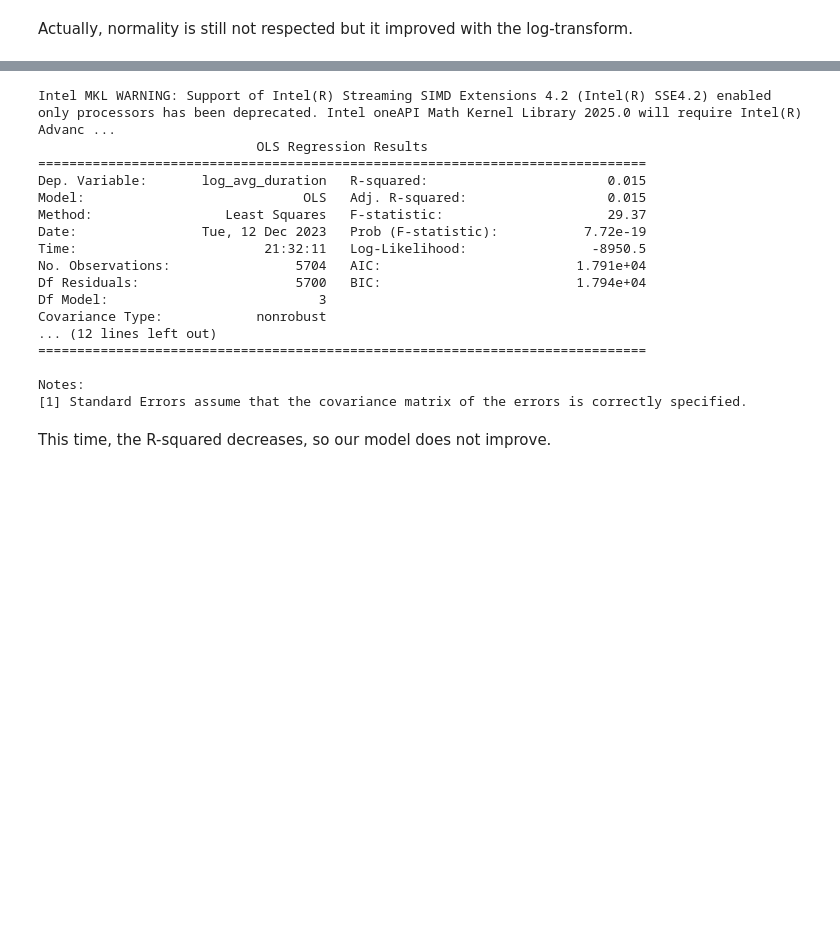
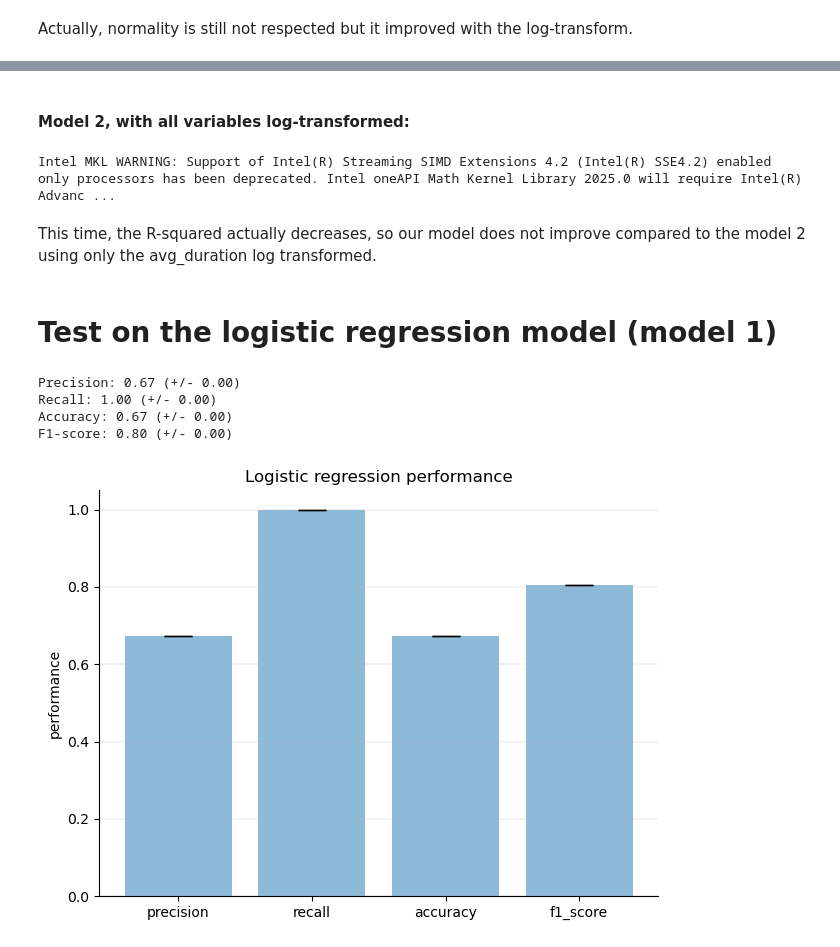
Before and after one commit to epfl-ada/ada-2023-project-epfldatadynamos, a Jupyter notebook: P3.ipynb, the cells around one changed output, grey strips where cells are left out. Cells and saved outputs as stored; diff of their text form; code cells hidden in the pictures; blank space fills up the shorter version.

Commit message:
Testing on models

```diff
--- a/P3.ipynb
+++ b/P3.ipynb
@@ -469,3 +485,5 @@ To improve again the model, all the variables are log-transformed.
+# %% [markdown]
+#### Model 2, with all variables log-transformed:
 # %%
 # Model 2 with all variables log-transformed
 paths_normalized['log_avg_article_length'] = np.log(paths_normalized['avg_article_length'])
@@ -476,24 +494,55 @@ mod2_loglog = smf.ols(formula='log_avg_duration ~  log_avg_article_length + log_
                                log_avg_target_source_ratio',
                    data=paths_normalized)
 res2_loglog = mod2_loglog.fit()
-print(res2_loglog.summary())
+#print(res2_loglog.summary())
 # %% [output]
 Intel MKL WARNING: Support of Intel(R) Streaming SIMD Extensions 4.2 (Intel(R) SSE4.2) enabled only processors has been deprecated. Intel oneAPI Math Kernel Library 2025.0 will require Intel(R) Advanc ...
-                            OLS Regression Results
-==============================================================================
-Dep. Variable:       log_avg_duration   R-squared:                       0.015
-Model:                            OLS   Adj. R-squared:                  0.015
-Method:                 Least Squares   F-statistic:                     29.37
-Date:                Tue, 12 Dec 2023   Prob (F-statistic):           7.72e-19
-Time:                        21:32:11   Log-Likelihood:                -8950.5
-No. Observations:                5704   AIC:                         1.791e+04
-Df Residuals:                    5700   BIC:                         1.794e+04
-Df Model:                           3
-Covariance Type:            nonrobust
-... (12 lines left out)
-==============================================================================
-
-Notes:
-[1] Standard Errors assume that the covariance matrix of the errors is correctly specified.
 # %% [markdown]
-This time, the R-squared decreases, so our model does not improve.
+This time, the R-squared actually decreases, so our model does not improve compared to the model 2 using only the avg_duration log transformed.
+# %% [markdown]
+# Test on the logistic regression model (model 1)
+# %%
+# Features vector
+X = paths_normalized[['avg_article_length', 'avg_position', 'avg_target_source_ratio']]
+X = X.fillna(X.mean()) # replace missing values with the mean
+
+# Label
+y = paths_normalized['completion']
+
+# Train the model
+logistic = LogisticRegression(solver='lbfgs')
+precision = cross_val_score(logistic, X, y, cv=10, scoring="precision")
+recall = cross_val_score(logistic, X, y, cv=10, scoring="recall")
+accuracy = cross_val_score(logistic, X, y, cv=10, scoring="accuracy")
+f1_score = cross_val_score(logistic, X, y, cv=10, scoring="f1")
+
+print("Precision: %0.2f (+/- %0.2f)" % (precision.mean(), precision.std() * 2))
+print("Recall: %0.2f (+/- %0.2f)" % (recall.mean(), recall.std() * 2))
+print("Accuracy: %0.2f (+/- %0.2f)" % (accuracy.mean(), accuracy.std() * 2))
+print("F1-score: %0.2f (+/- %0.2f)" % (f1_score.mean(), f1_score.std() * 2))
+# %% [output]
+Precision: 0.67 (+/- 0.00)
+Recall: 1.00 (+/- 0.00)
+Accuracy: 0.67 (+/- 0.00)
+F1-score: 0.80 (+/- 0.00)
+# %%
+means = [precision.mean(), recall.mean(), accuracy.mean(), f1_score.mean()]
+stds = [precision.std(), recall.std(), accuracy.std(), f1_score.std()]
+
+# Create bar plot
+fig, ax = plt.subplots()
+ax.bar(np.arange(4), means, yerr=stds, align='center', alpha=0.5, ecolor='black', capsize=10)
+ax.set_ylabel('performance')
+ax.set_xticks(np.arange(4))
+ax.set_xticklabels(['precision', 'recall', 'accuracy', 'f1_score'])
+ax.set_title('Logistic regression performance')
+
+#Remove spines
+ax.spines['right'].set_visible(False)
+ax.spines['top'].set_visible(False)
+
+ax.yaxis.grid(True, linewidth=0.2)
+# Save the figure and show
+plt.tight_layout()
+# %% [output]
+[figure, added]
```
Also changed, not shown: parts of 14 cells of this notebook.
